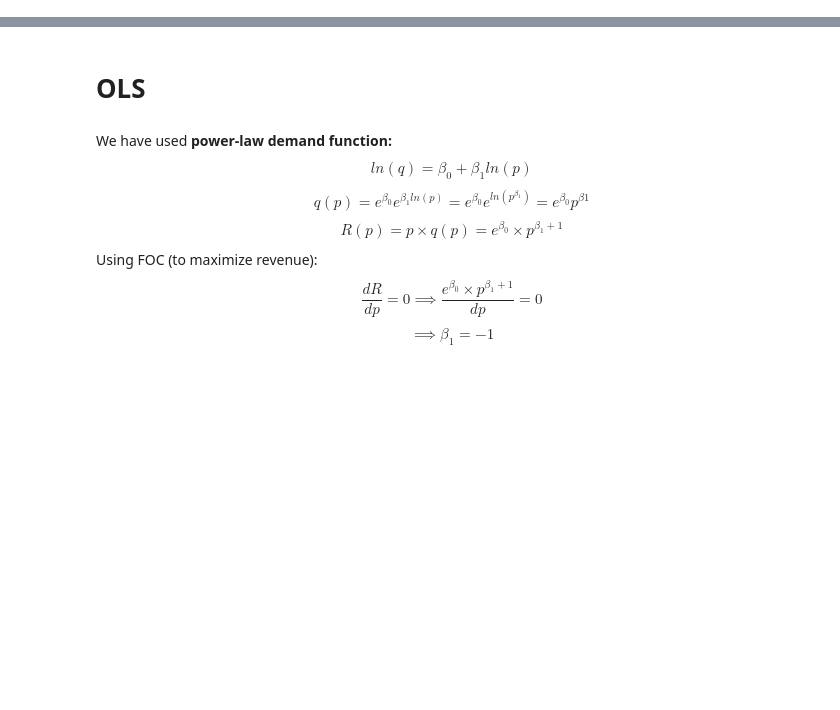
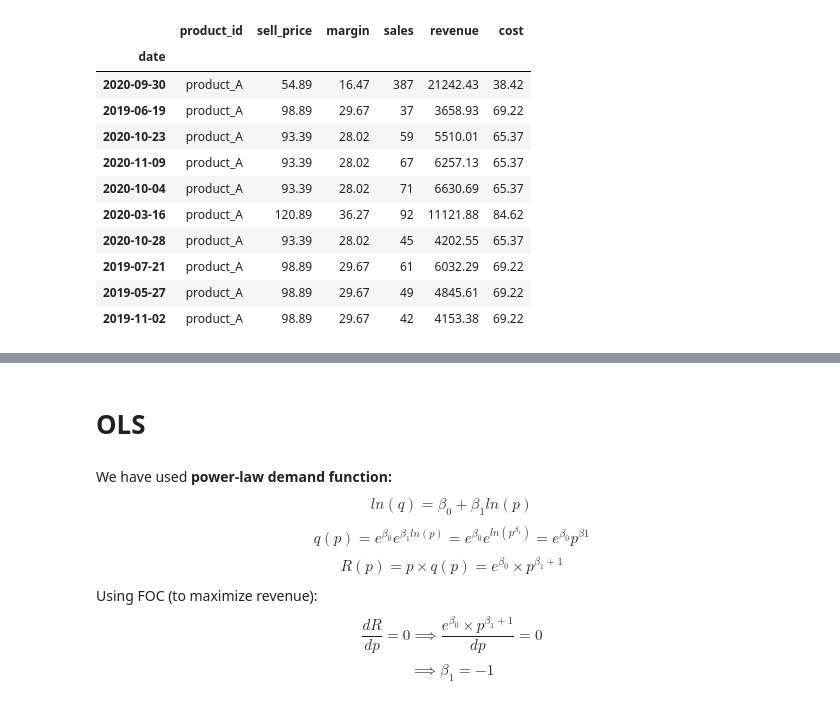
Before and after one commit to insoucyant/Pricing, a Jupyter notebook: analysis.ipynb, the cells around one changed output, grey strips where cells are left out. Drawn from its saved outputs; the diff is of its cells as text; code cells hidden in the pictures; blank space fills up the shorter version.

```diff
--- a/analysis.ipynb
+++ b/analysis.ipynb
@@ -76,0 +195,16 @@ print(sales_range_df.to_string(index=False))
+# %%
+
+df_product_A.sample(10)
+# %% [output]
+|  | product_id | sell_price | margin | sales | revenue | cost |
+| date |  |  |  |  |  |  |
+| 2020-09-30 | product_A | 54.89 | 16.47 | 387 | 21242.43 | 38.42 |
+| 2019-06-19 | product_A | 98.89 | 29.67 | 37 | 3658.93 | 69.22 |
+| 2020-10-23 | product_A | 93.39 | 28.02 | 59 | 5510.01 | 65.37 |
+| 2020-11-09 | product_A | 93.39 | 28.02 | 67 | 6257.13 | 65.37 |
+| 2020-10-04 | product_A | 93.39 | 28.02 | 71 | 6630.69 | 65.37 |
+| 2020-03-16 | product_A | 120.89 | 36.27 | 92 | 11121.88 | 84.62 |
+| 2020-10-28 | product_A | 93.39 | 28.02 | 45 | 4202.55 | 65.37 |
+| 2019-07-21 | product_A | 98.89 | 29.67 | 61 | 6032.29 | 69.22 |
+| 2019-05-27 | product_A | 98.89 | 29.67 | 49 | 4845.61 | 69.22 |
+| 2019-11-02 | product_A | 98.89 | 29.67 | 42 | 4153.38 | 69.22 |
```
Also changed, not shown: parts of 4 cells of this notebook, 1 other file.
